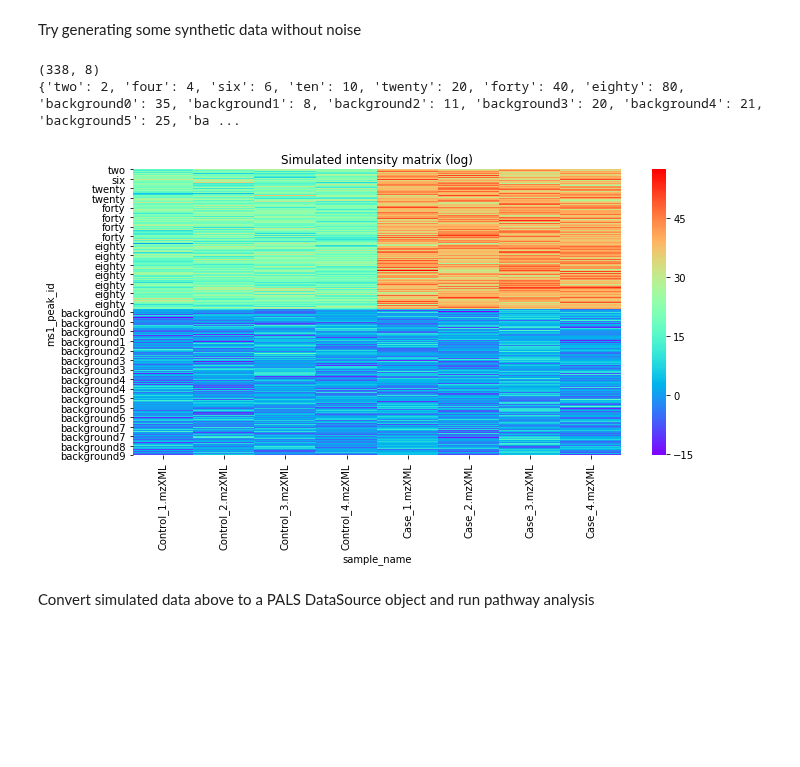
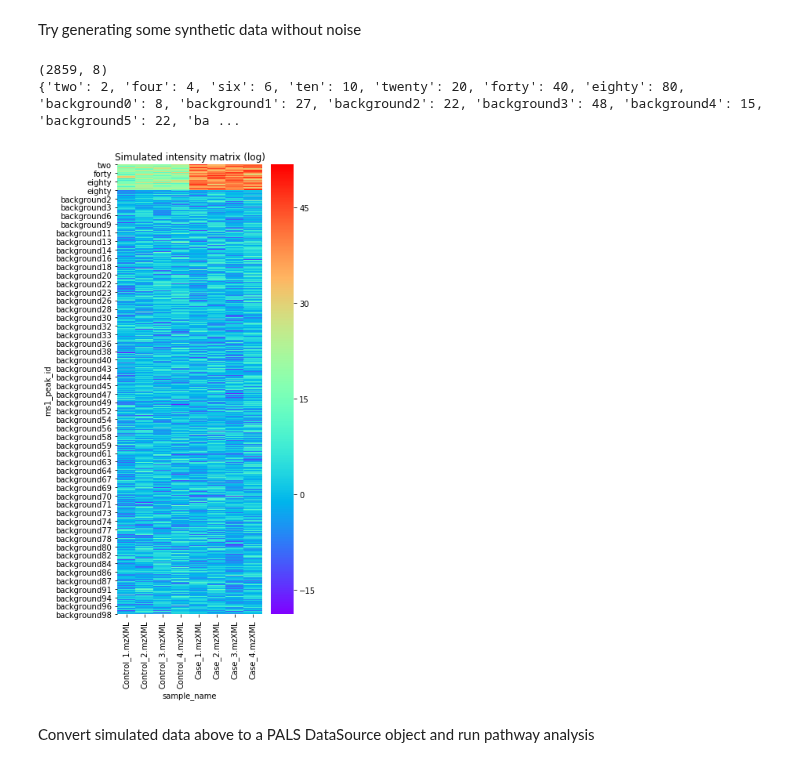
Before and after one commit to glasgowcompbio/PALS, a Jupyter notebook: notebooks/adding_pathway_noise_joe.ipynb, the cells around one changed output. Drawn from its saved outputs; the diff is of its cells as text; code cells hidden in the pictures; blank space fills up the shorter version.

```diff
--- a/notebooks/adding_pathway_noise_joe.ipynb
+++ b/notebooks/adding_pathway_noise_joe.ipynb
@@ -35,18 +35,23 @@ Try generating some synthetic data without noise
 control_fnames = ['Control_1.mzXML', 'Control_2.mzXML', 'Control_3.mzXML', 'Control_4.mzXML']
 case_fnames = ['Case_1.mzXML', 'Case_2.mzXML', 'Case_3.mzXML', 'Case_4.mzXML']
 sample_fnames = control_fnames + case_fnames
+pathway_names ={'two':2, 'four':4, 'six':6, 'ten':10, 'twenty':20, 'forty':40, 'eighty':80}
+NUM_ITERATIONS = 500
+BG_PW = 100
 
-pathway_names ={'two':2, 'four':4, 'six':6, 'ten':10, 'twenty':20, 'forty':40, 'eighty':80}
-background_pathways = 10
+base_dir = os.path.join('test_data', 'synthetic')
+create_if_not_exist(base_dir)
 # %%
-int_df, updated_pathway_names = construct_intensity_df(sample_fnames, pathway_names, random=False, background_pathways=background_pathways)
+int_df, updated_pathway_names = construct_intensity_df(sample_fnames, pathway_names, random=False, background_pathways=BG_PW)
 print(int_df.shape)
 print(updated_pathway_names)
-plot_intensity_matrix(int_df)
+
+out_file = os.path.join(base_dir, 'simulated_intensity.eps')
+plot_intensity_matrix(int_df, out_file=out_file)
 # %% [output]
-(338, 8)
-{'two': 2, 'four': 4, 'six': 6, 'ten': 10, 'twenty': 20, 'forty': 40, 'eighty': 80, 'background0': 35, 'background1': 8, 'background2': 11, 'background3': 20, 'background4': 21, 'background5': 25, 'ba ...
+(2859, 8)
+{'two': 2, 'four': 4, 'six': 6, 'ten': 10, 'twenty': 20, 'forty': 40, 'eighty': 80, 'background0': 8, 'background1': 27, 'background2': 22, 'background3': 48, 'background4': 15, 'background5': 22, 'ba ...
-[figure, old version]
+[figure, new version]
 # %% [markdown]
 Convert simulated data above to a PALS DataSource object and run pathway analysis
 # %%
```
Also changed, not shown: parts of 58 cells of this notebook, 7 other files.
